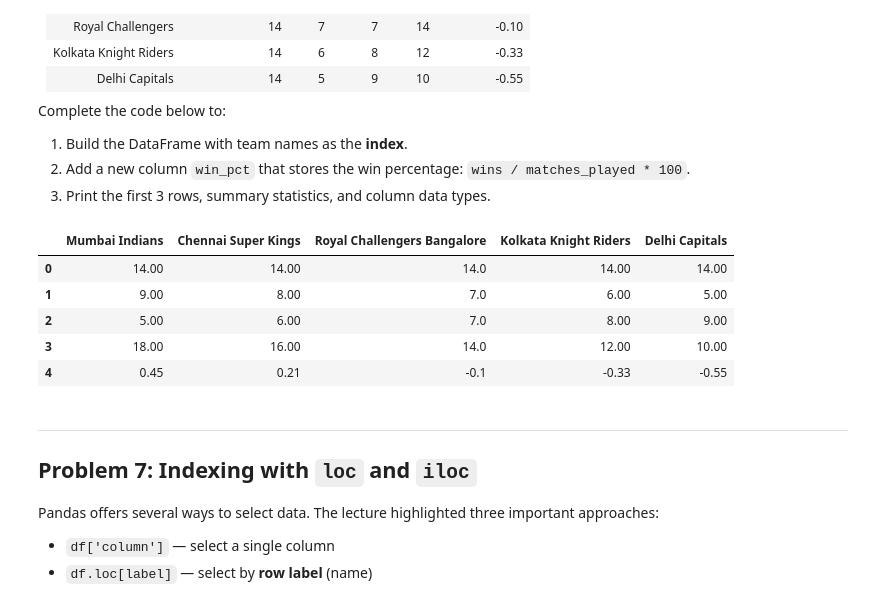
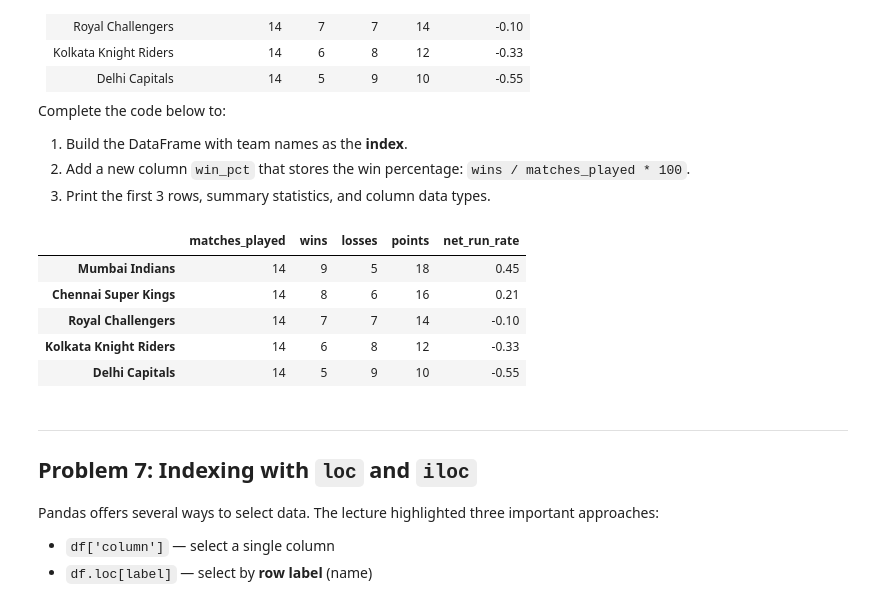
Before and after one commit to Amolsingh/IITB-DSAI, a Jupyter notebook: Programming for machine learning/Assignments/Assignment_6_Amol_Singh.ipynb, the cells around one changed output. Drawn from its saved outputs; the diff is of its cells as text; code cells hidden in the pictures.

```diff
--- a/Programming for machine learning/Assignments/Assignment_6_Amol_Singh.ipynb
+++ b/Programming for machine learning/Assignments/Assignment_6_Amol_Singh.ipynb
@@ -309,21 +309,31 @@ Complete the code below to:
 # %%
 # Write code here
 import pandas as pd
 
-df = pd.DataFrame({'Mumbai Indians': [14, 9, 5, 18, 0.45],
-                   'Chennai Super Kings': [14, 8, 6, 16, 0.21],
-                   'Royal Challengers Bangalore': [14, 7, 7, 14, -0.10],
-                   'Kolkata Knight Riders': [14, 6, 8, 12, -0.33],
-                   'Delhi Capitals': [14, 5, 9, 10, -0.55]})
+teams = [
+    'Mumbai Indians',
+    'Chennai Super Kings',
+    'Royal Challengers',
+    'Kolkata Knight Riders',
+    'Delhi Capitals'
+]
+
+df = pd.DataFrame({
+    'matches_played': [14, 14, 14, 14, 14],
+    'wins':           [9, 8, 7, 6, 5],
+    'losses':         [5, 6, 7, 8, 9],
+    'points':         [18, 16, 14, 12, 10],
+    'net_run_rate':   [0.45, 0.21, -0.10, -0.33, -0.55],
+}, index=teams)
 
 df.head()
 # %% [output]
-|  | Mumbai Indians | Chennai Super Kings | Royal Challengers Bangalore | Kolkata Knight Riders | Delhi Capitals |
-| 0 | 14.00 | 14.00 | 14.0 | 14.00 | 14.00 |
-| 1 | 9.00 | 8.00 | 7.0 | 6.00 | 5.00 |
-| 2 | 5.00 | 6.00 | 7.0 | 8.00 | 9.00 |
-| 3 | 18.00 | 16.00 | 14.0 | 12.00 | 10.00 |
-| 4 | 0.45 | 0.21 | -0.1 | -0.33 | -0.55 |
+|  | matches_played | wins | losses | points | net_run_rate |
+| Mumbai Indians | 14 | 9 | 5 | 18 | 0.45 |
+| Chennai Super Kings | 14 | 8 | 6 | 16 | 0.21 |
+| Royal Challengers | 14 | 7 | 7 | 14 | -0.10 |
+| Kolkata Knight Riders | 14 | 6 | 8 | 12 | -0.33 |
+| Delhi Capitals | 14 | 5 | 9 | 10 | -0.55 |
 # %% [markdown]
 ---
 
```
Also changed, not shown: parts of 3 cells of this notebook.
